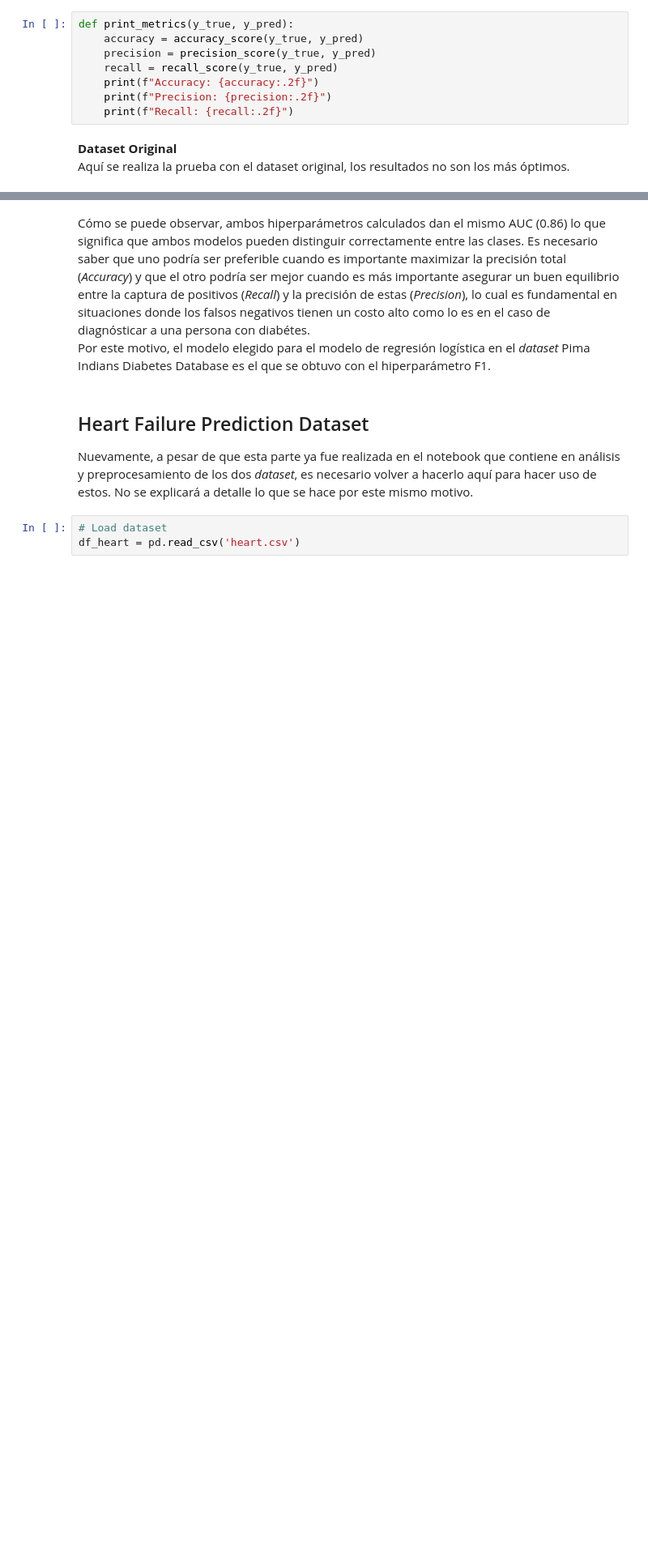
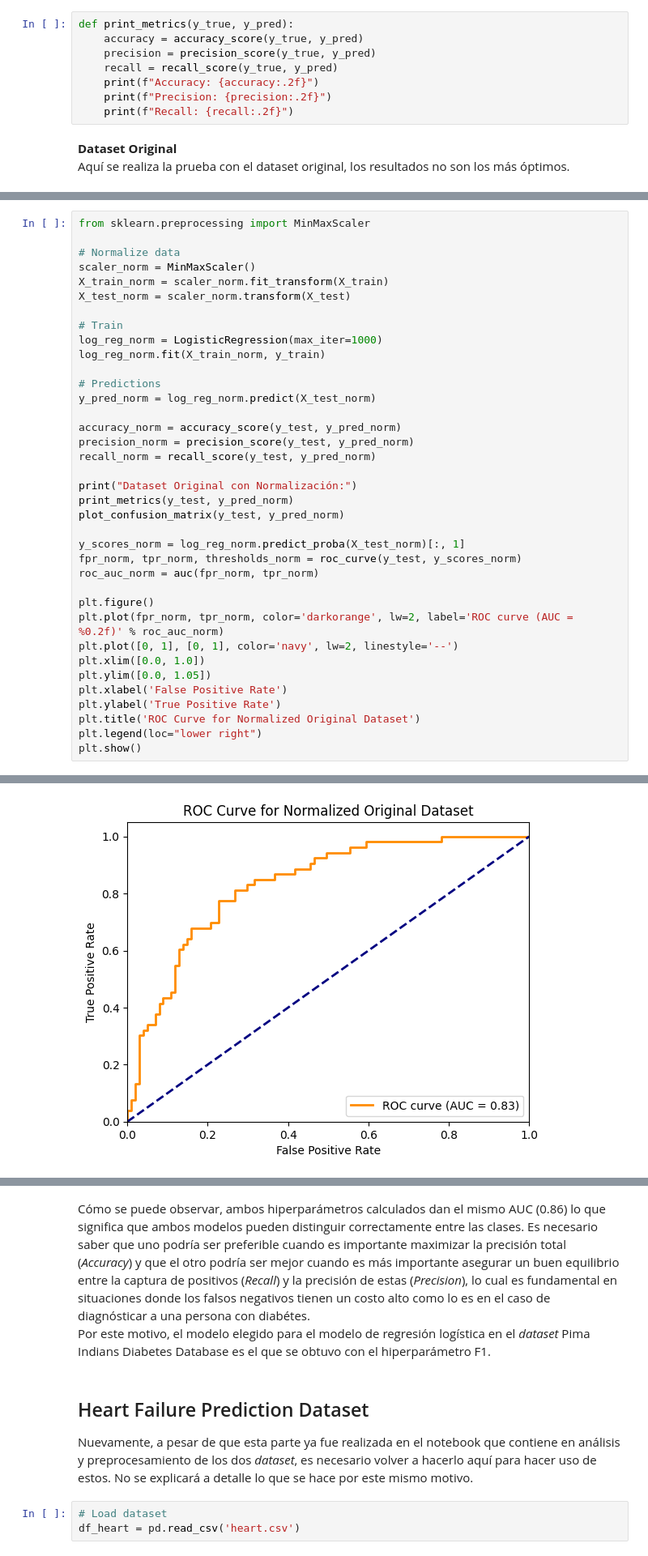
Before and after one commit to TheCsarbeat/proyecto1-IA, a Jupyter notebook: RegresionLogistica.ipynb, the cells around one changed output, grey strips where cells are left out. Shown at 81% size. Drawn from its saved outputs; the diff is of its cells as text; blank space fills up the shorter version.

```diff
--- a/RegresionLogistica.ipynb
+++ b/RegresionLogistica.ipynb
@@ -489,0 +130,38 @@ Recall: 0.80
+# %%
+from sklearn.preprocessing import MinMaxScaler
+
+# Normalize data
+scaler_norm = MinMaxScaler()
+X_train_norm = scaler_norm.fit_transform(X_train)
+X_test_norm = scaler_norm.transform(X_test)
+
+# Train
+log_reg_norm = LogisticRegression(max_iter=1000)
+log_reg_norm.fit(X_train_norm, y_train)
+
+# Predictions
+y_pred_norm = log_reg_norm.predict(X_test_norm)
+
+accuracy_norm = accuracy_score(y_test, y_pred_norm)
+precision_norm = precision_score(y_test, y_pred_norm)
+recall_norm = recall_score(y_test, y_pred_norm)
+
+print("Dataset Original con Normalización:")
+print_metrics(y_test, y_pred_norm)
+plot_confusion_matrix(y_test, y_pred_norm)
+
+y_scores_norm = log_reg_norm.predict_proba(X_test_norm)[:, 1]
+fpr_norm, tpr_norm, thresholds_norm = roc_curve(y_test, y_scores_norm)
+roc_auc_norm = auc(fpr_norm, tpr_norm)
+
+plt.figure()
+plt.plot(fpr_norm, tpr_norm, color='darkorange', lw=2, label='ROC curve (AUC = %0.2f)' % roc_auc_norm)
+plt.plot([0, 1], [0, 1], color='navy', lw=2, linestyle='--')
+plt.xlim([0.0, 1.0])
+plt.ylim([0.0, 1.05])
+plt.xlabel('False Positive Rate')
+plt.ylabel('True Positive Rate')
+plt.title('ROC Curve for Normalized Original Dataset')
+plt.legend(loc="lower right")
+plt.show()
+# %% [output]
@@ -489,0 +173 @@ Recall: 0.80
+[figure, added]
```
Also changed, not shown: parts of 76 cells of this notebook.
